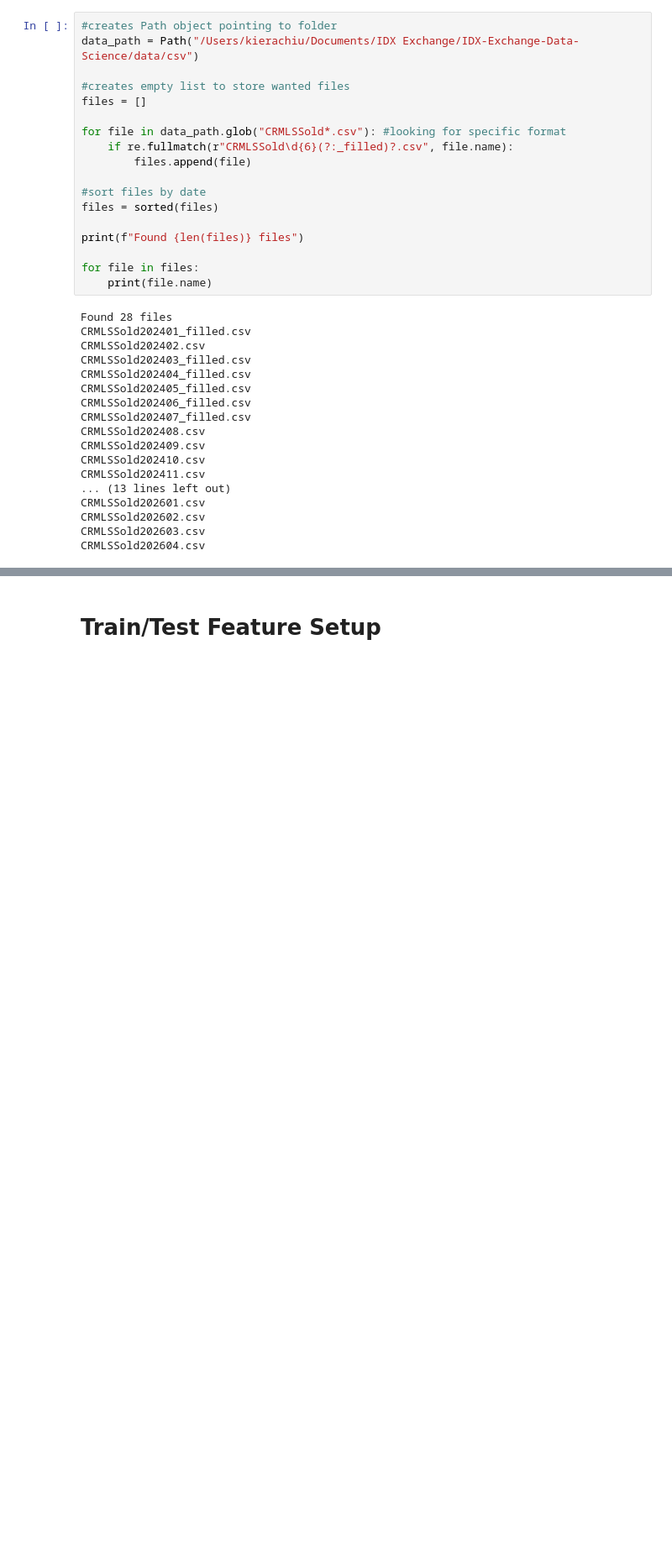
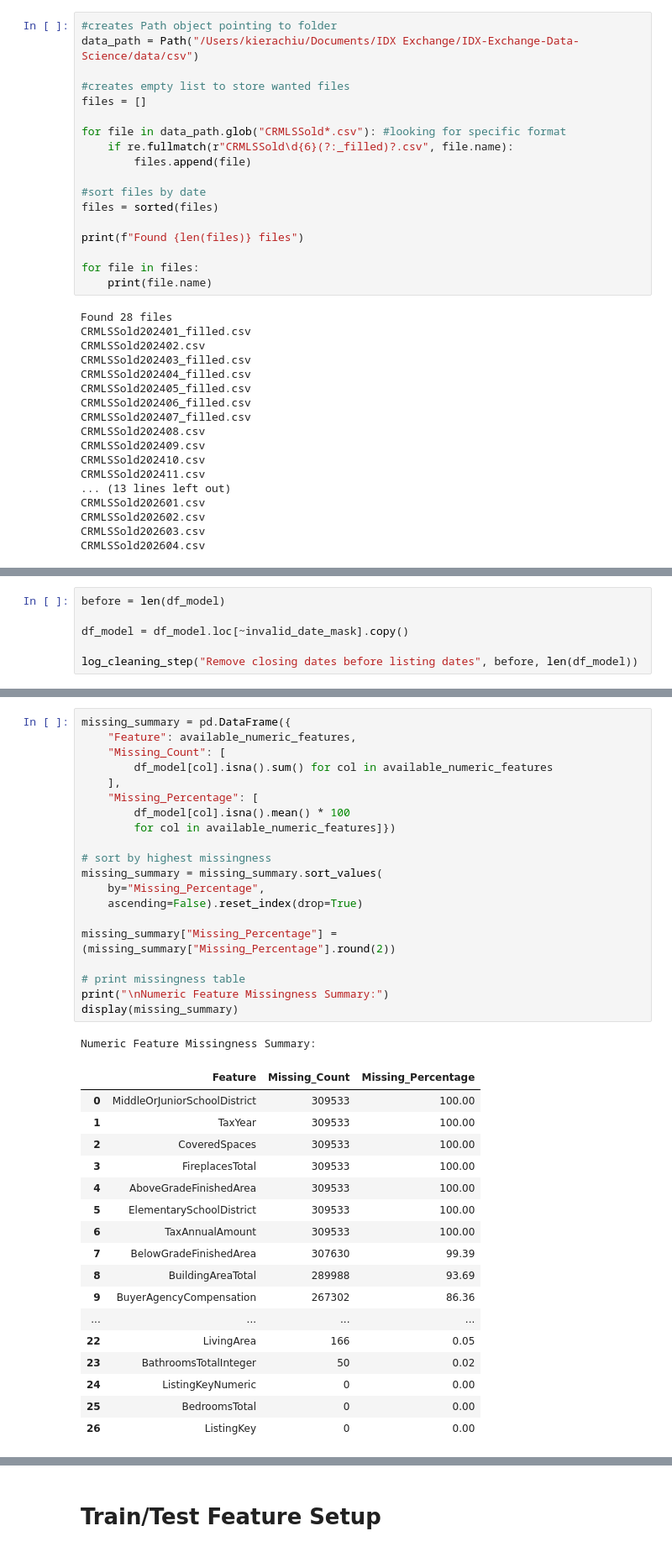
Before and after one commit to KieraChiu/IDX-Exchange-Data-Science, a Jupyter notebook: 02_preprocessing.ipynb, the cells around one changed output, grey strips where cells are left out. Shown at 84% size. Saved outputs shown, nothing was run; the diff lists cells and outputs as text; blank space fills up the shorter version.

```diff
--- a/02_preprocessing.ipynb
+++ b/02_preprocessing.ipynb
@@ -270,0 +265,6 @@ Test rows: 12490
+# %%
+before = len(df_model)
+
+df_model = df_model.loc[~invalid_date_mask].copy()
+
+log_cleaning_step("Remove closing dates before listing dates", before, len(df_model))
@@ -270,0 +504,39 @@ Test rows: 12490
+# %%
+missing_summary = pd.DataFrame({
+    "Feature": available_numeric_features,
+    "Missing_Count": [
+        df_model[col].isna().sum() for col in available_numeric_features
+    ],
+    "Missing_Percentage": [
+        df_model[col].isna().mean() * 100
+        for col in available_numeric_features]})
+
+# sort by highest missingness
+missing_summary = missing_summary.sort_values(
+    by="Missing_Percentage",
+    ascending=False).reset_index(drop=True)
+
+missing_summary["Missing_Percentage"] = (missing_summary["Missing_Percentage"].round(2))
+
+# print missingness table
+print("\nNumeric Feature Missingness Summary:")
+display(missing_summary)
+# %% [output]
+Numeric Feature Missingness Summary:
+|  | Feature | Missing_Count | Missing_Percentage |
+| 0 | MiddleOrJuniorSchoolDistrict | 309533 | 100.00 |
+| 1 | TaxYear | 309533 | 100.00 |
+| 2 | CoveredSpaces | 309533 | 100.00 |
+| 3 | FireplacesTotal | 309533 | 100.00 |
+| 4 | AboveGradeFinishedArea | 309533 | 100.00 |
+| 5 | ElementarySchoolDistrict | 309533 | 100.00 |
+| 6 | TaxAnnualAmount | 309533 | 100.00 |
+| 7 | BelowGradeFinishedArea | 307630 | 99.39 |
+| 8 | BuildingAreaTotal | 289988 | 93.69 |
+| 9 | BuyerAgencyCompensation | 267302 | 86.36 |
+| ... | ... | ... | ... |
+| 22 | LivingArea | 166 | 0.05 |
+| 23 | BathroomsTotalInteger | 50 | 0.02 |
+| 24 | ListingKeyNumeric | 0 | 0.00 |
+| 25 | BedroomsTotal | 0 | 0.00 |
+| 26 | ListingKey | 0 | 0.00 |
```
Also changed, not shown: parts of 43 cells of this notebook, 1 other file.
